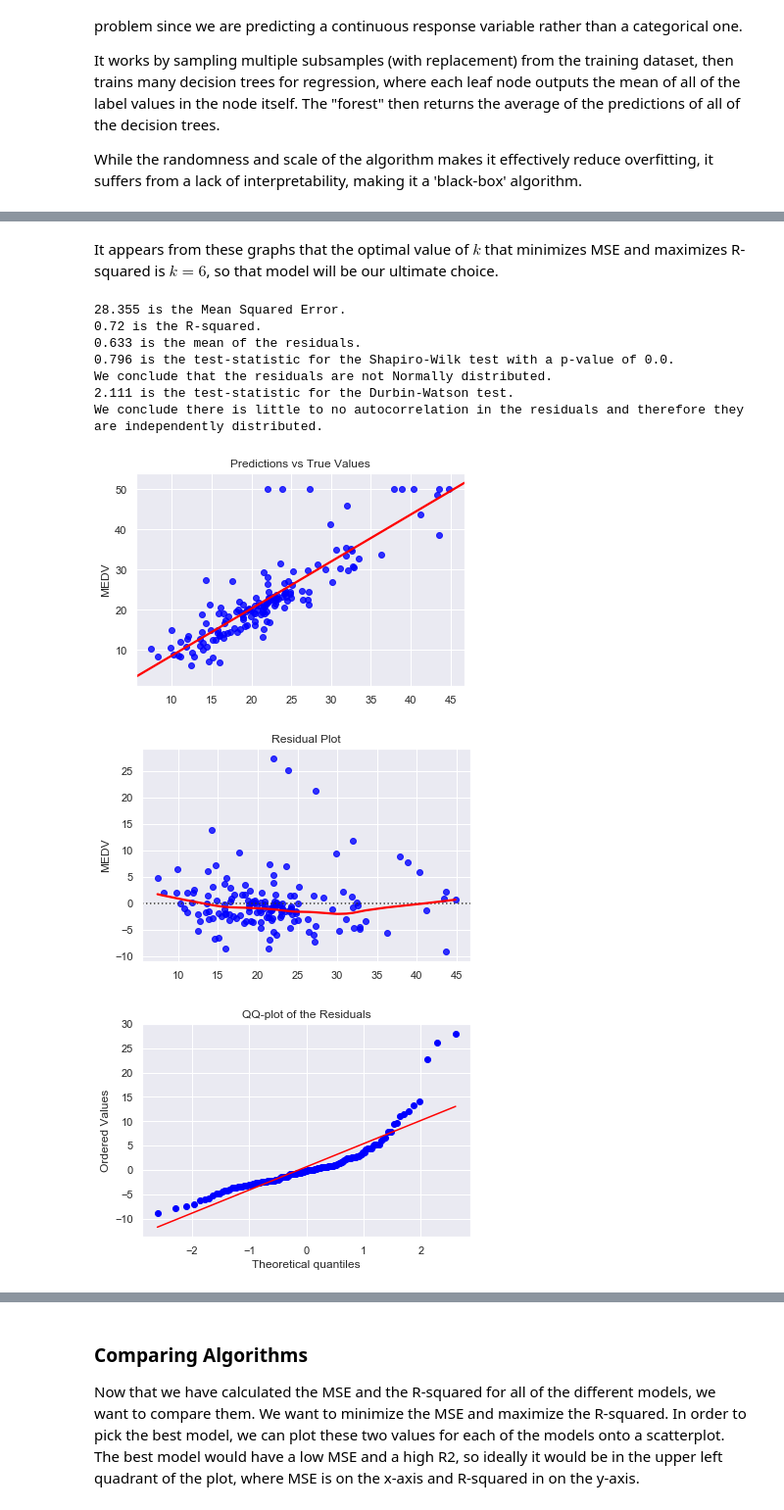
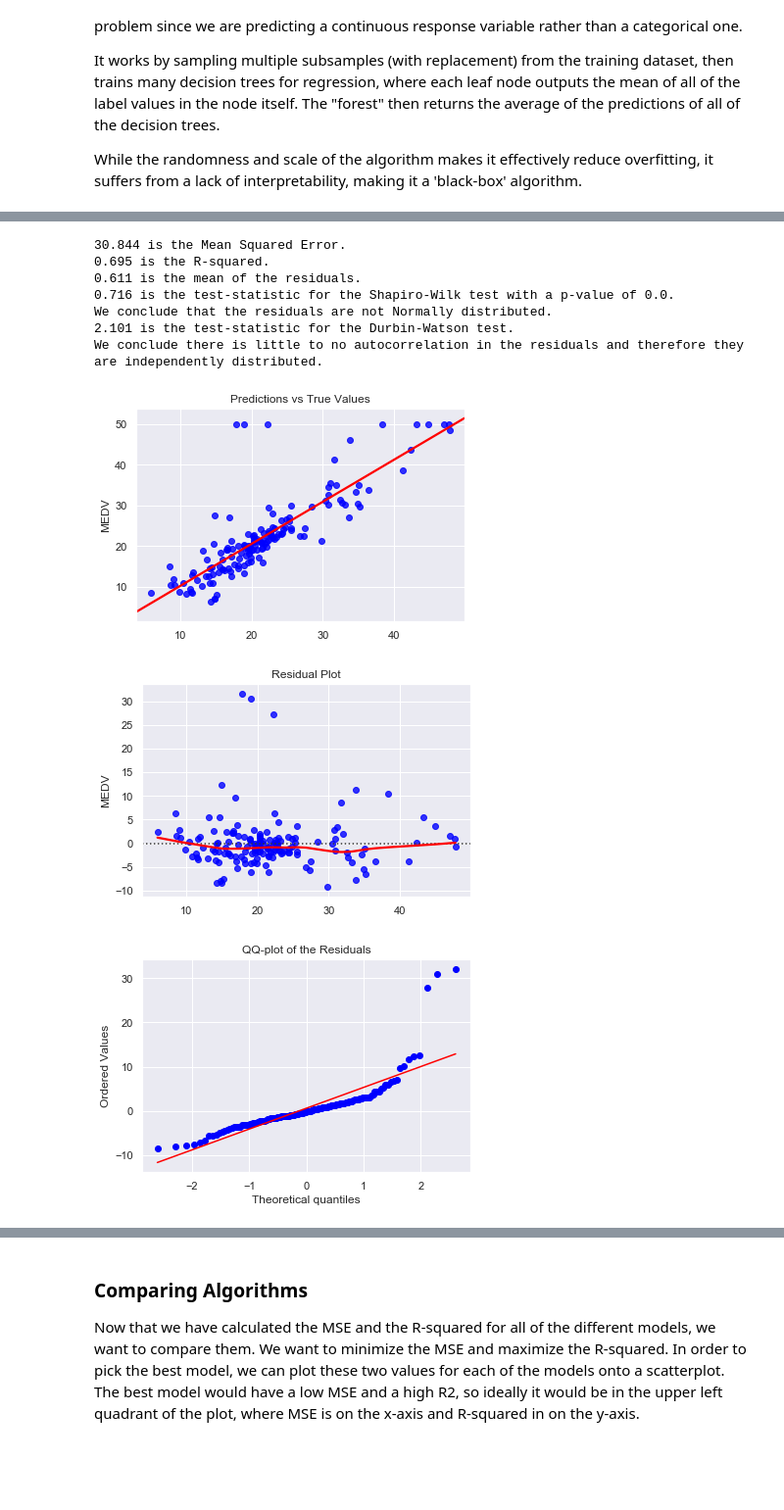
Before and after one commit to jstevenr/housing-price-regression, a Jupyter notebook: housing-prices.ipynb, the cells around one changed output, grey strips where cells are left out. Shown: that part at 98% size. Saved outputs shown, nothing was run; the diff lists cells and outputs as text; code cells hidden in the pictures; blank space fills up the shorter version.

```diff
--- a/housing-prices.ipynb
+++ b/housing-prices.ipynb
@@ -458,33 +422,37 @@ sns.pairplot(data = best_k, height = 3, y_vars = ['mse', 'r2'],
-# %% [markdown]
-It appears from these graphs that the optimal value of $k$ that minimizes MSE and maximizes R-squared is $ k = 6 $, so that model will be our ultimate choice.
 # %%
 # KNN Regression
-regr_KNN = KNeighborsRegressor(n_neighbors = 6, weights = 'distance', algorithm = 'auto')
-model_KNN = regr_KNN.fit(X_train, y_train)
+regr_KNN = KNeighborsRegressor()
+
+# Hyper-parameter tuning
+parameters_KNN = {'n_neighbors': range(1,11), 'weights': ['uniform', 'distance'],
+                 'metric': ['euclidean', 'manhattan'],
+                 'algorithm': ['auto', 'ball_tree', 'kd_tree', 'brute']}
+grid_KNN = GridSearchCV(estimator = regr_KNN, param_grid = parameters_KNN)
+model_KNN = grid_KNN.fit(X_train, y_train)
 predictions_KNN = model_KNN.predict(X_test)
 
 # MSE
 mse_KNN = round(mean_squared_error(y_test, predictions_KNN), 3)
 print("{} is the Mean Squared Error.".format(mse_KNN))
 
 # R-squared
 r2_KNN = round(model_KNN.score(X_test, y_test), 3)
 print("{} is the R-squared.".format(r2_KNN))
 
 # Residuals
 residuals_KNN = y_test - predictions_KNN
 residual_tests(residuals_KNN)
 
 # Plotting
 plot_model_diagnostics(predictions_KNN, y_test, residuals_KNN)
 # %% [output]
-28.355 is the Mean Squared Error.
-0.72 is the R-squared.
-0.633 is the mean of the residuals.
-0.796 is the test-statistic for the Shapiro-Wilk test with a p-value of 0.0.
+30.844 is the Mean Squared Error.
+0.695 is the R-squared.
+0.611 is the mean of the residuals.
+0.716 is the test-statistic for the Shapiro-Wilk test with a p-value of 0.0.
 We conclude that the residuals are not Normally distributed.
-2.111 is the test-statistic for the Durbin-Watson test.
+2.101 is the test-statistic for the Durbin-Watson test.
 We conclude there is little to no autocorrelation in the residuals and therefore they are independently distributed.
-[figure, old version]
+[figure, new version]
-[figure, old version]
+[figure, new version]
-[figure, old version]
+[figure, new version]
```
Also changed, not shown: parts of 20 cells of this notebook.
